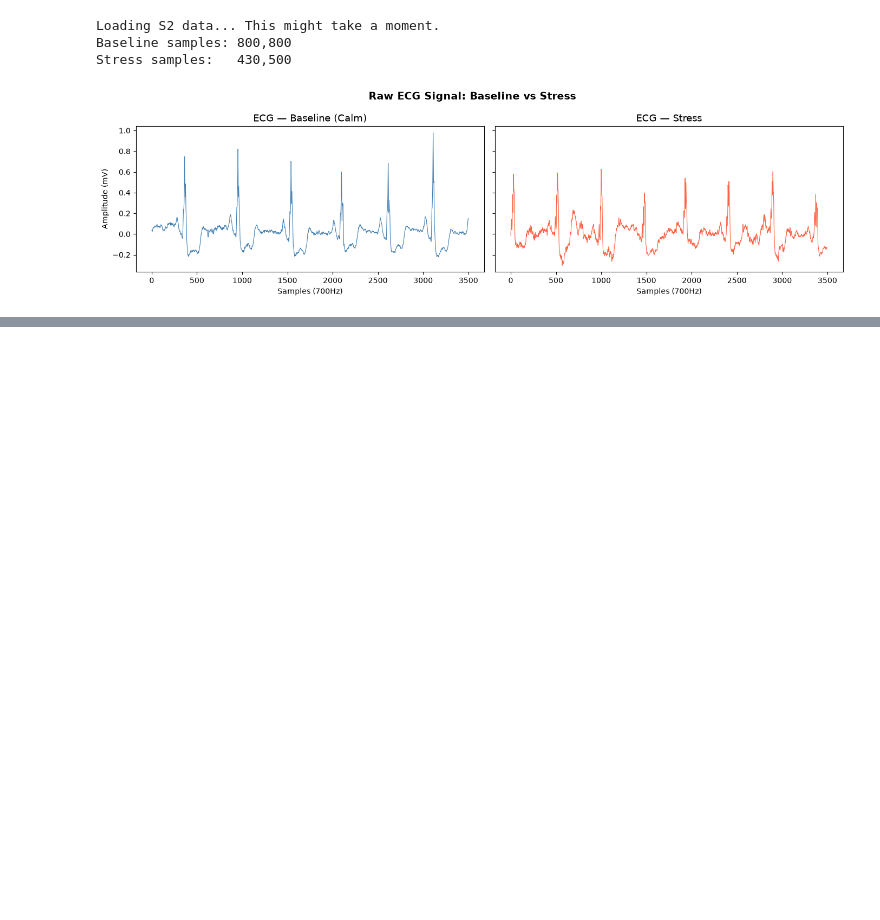
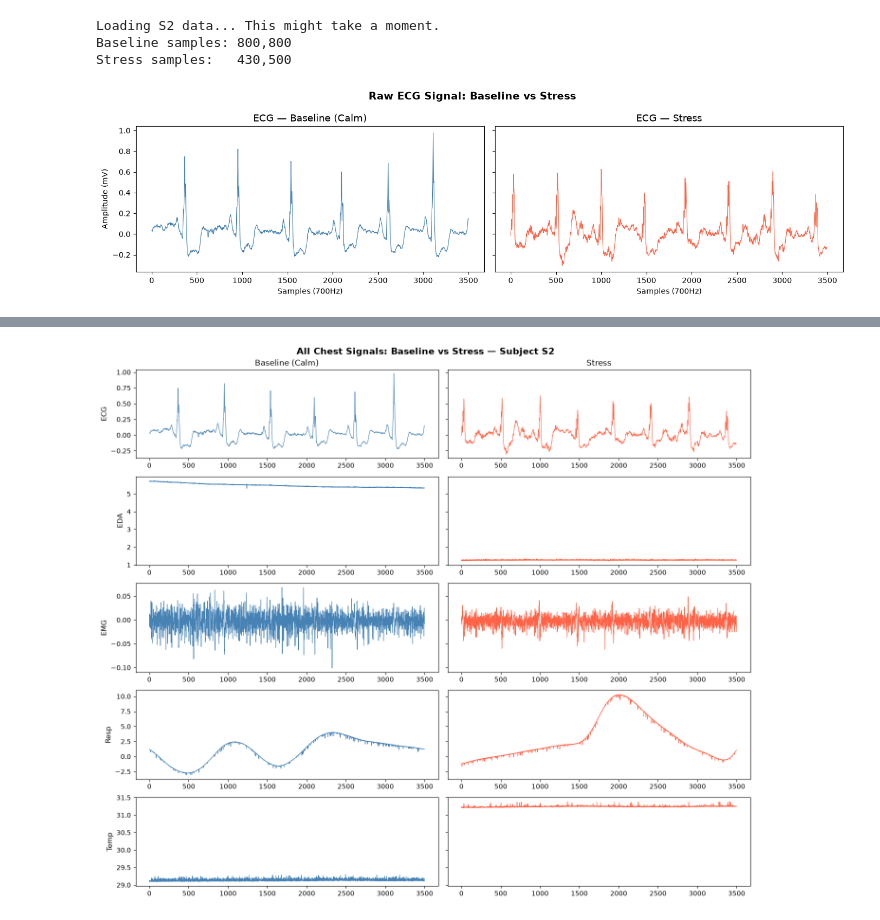
Before and after one commit to masum-abid/wesad-stress-detection, a Jupyter notebook: notebooks/02_visualization.ipynb, the cells around one changed output, grey strips where cells are left out. Drawn from its saved outputs; the diff is of its cells as text; code cells hidden in the pictures; blank space fills up the shorter version.

```diff
--- a/notebooks/02_visualization.ipynb
+++ b/notebooks/02_visualization.ipynb
@@ -47,0 +66,25 @@ plt.show()
+# %%
+signals = ['ECG', 'EDA', 'EMG', 'Resp', 'Temp']
+colors  = {'Baseline': 'steelblue', 'Stress': 'tomato'}
+
+fig, axes = plt.subplots(len(signals), 2, figsize=(14, 12), sharey='row')
+
+for i, signal in enumerate(signals):
+    axes[i, 0].plot(baseline[signal].values[:duration],
+                    color='steelblue', linewidth=0.8)
+    axes[i, 0].set_ylabel(signal, fontsize=11)
+    if i == 0:
+        axes[i, 0].set_title('Baseline (Calm)', fontsize=12)
+
+    axes[i, 1].plot(stress[signal].values[:duration],
+                    color='tomato', linewidth=0.8)
+    if i == 0:
+        axes[i, 1].set_title('Stress', fontsize=12)
+
+plt.suptitle('All Chest Signals: Baseline vs Stress — Subject S2',
+             fontsize=14, fontweight='bold')
+plt.tight_layout()
+plt.savefig('../outputs/all_signals_comparison.png', dpi=150)
+plt.show()
+# %% [output]
+[figure, added]
```
Also changed, not shown: parts of 2 cells of this notebook, 3 other files.
